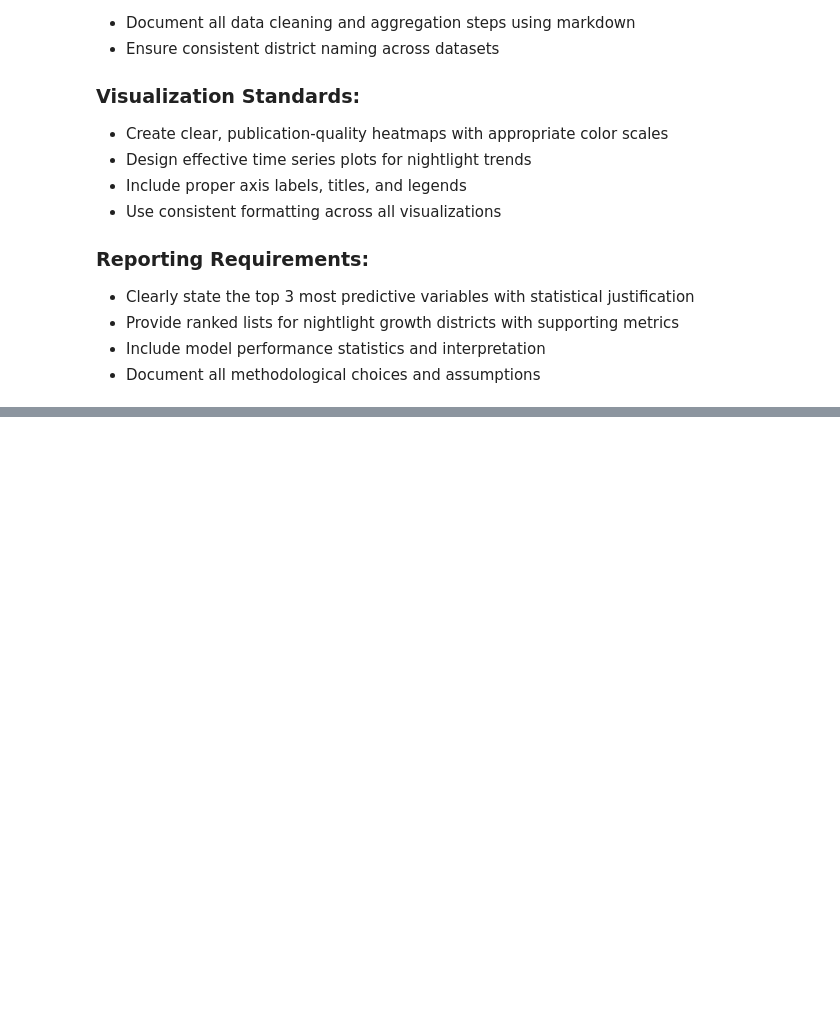
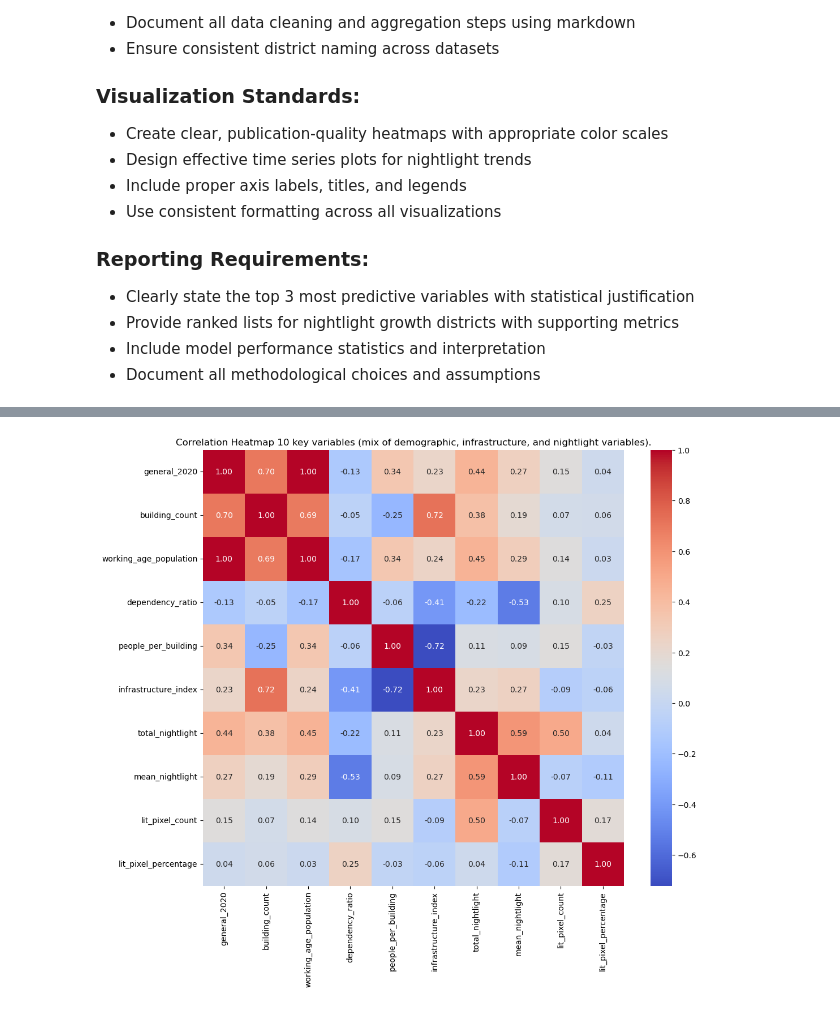
Before and after one commit to docileum/AIMS-DSCBI, a Jupyter notebook: notebooks/assignments/assignment-2.ipynb, the cells around one changed output, grey strips where cells are left out. Drawn from its saved outputs; the diff is of its cells as text; code cells hidden in the pictures; blank space fills up the shorter version.

```diff
--- a/notebooks/assignments/assignment-2.ipynb
+++ b/notebooks/assignments/assignment-2.ipynb
@@ -417,0 +376,23 @@ df_merged
+# %%
+relevant_variables = ['general_2020',
+                      'building_count',
+                      'working_age_population',
+                      'dependency_ratio',
+                      'people_per_building',
+                      'infrastructure_index',
+                      'total_nightlight',
+                      'mean_nightlight',
+                      'lit_pixel_count',
+                      'lit_pixel_percentage']
+# %%
+
+# Correlation matrix for relevant variables
+corr_matrix = pop_light_merged[relevant_variables].corr()
+
+# Plot heatmap
+plt.figure(figsize=(12, 10))
+sns.heatmap(corr_matrix, annot=True, cmap='coolwarm', fmt=".2f")
+plt.title("Correlation Heatmap 10 key variables (mix of demographic, infrastructure, and nightlight variables).")
+plt.show()
+# %% [output]
+[figure, added]
```
Also changed, not shown: parts of 22 cells of this notebook.
